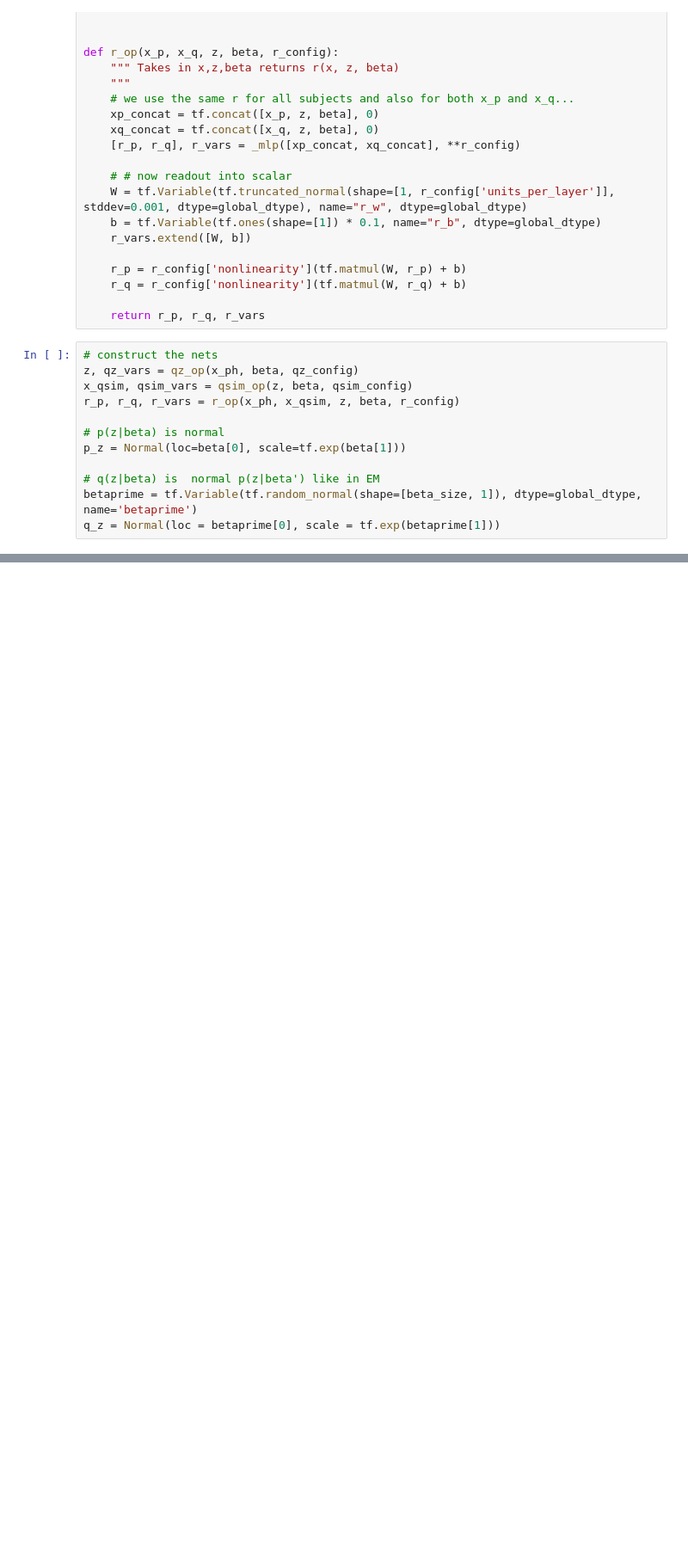
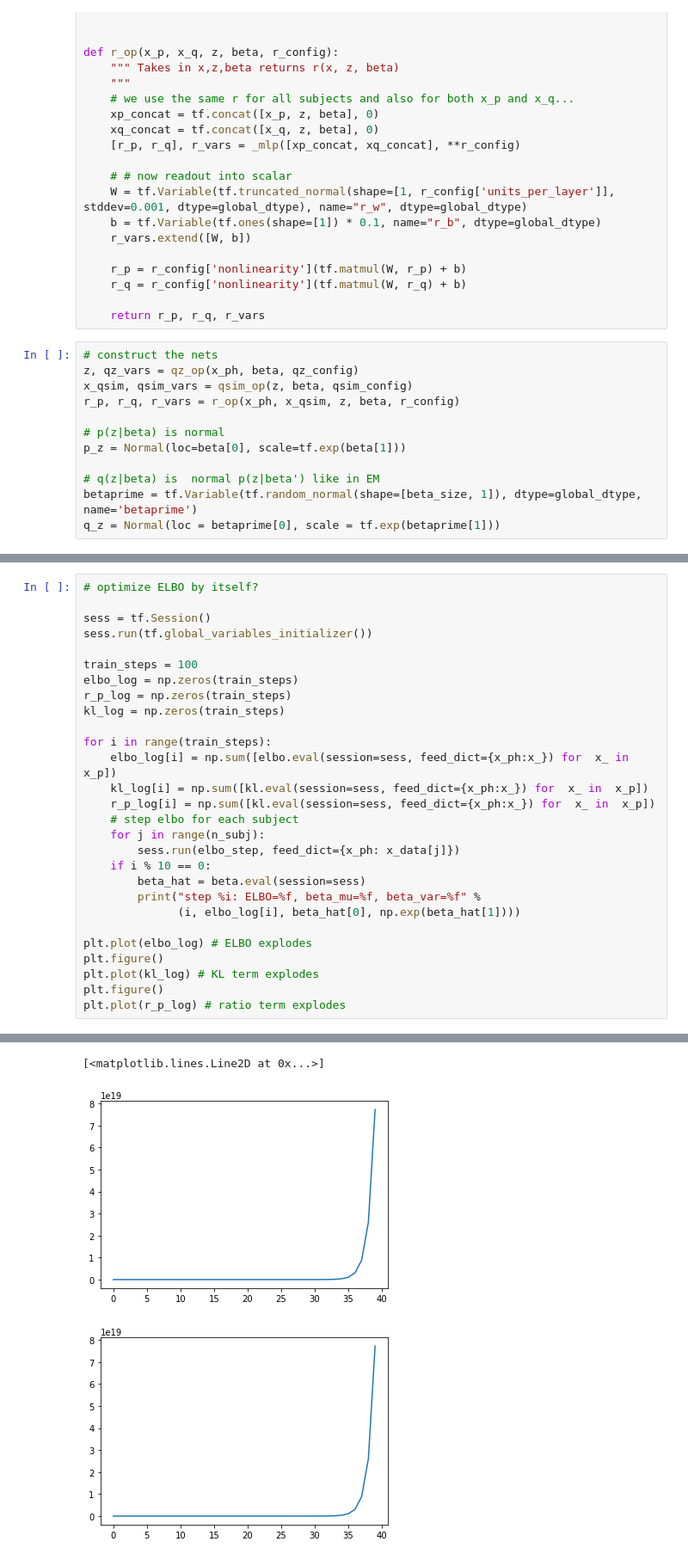
Before and after one commit to mshvartsman/vae-tf-bootcamp, a Jupyter notebook: LFVI_mshvartsman.ipynb, the cells around one changed output, grey strips where cells are left out. Shown at 86% size. Cells and saved outputs as stored; diff of their text form; blank space fills up the shorter version.

```diff
--- a/LFVI_mshvartsman.ipynb
+++ b/LFVI_mshvartsman.ipynb
@@ -238,0 +275,29 @@ elbo_step = opt.minimize(-elbo, var_list=[qsim_vars, qz_vars, beta, betaprime])
+# %%
+# optimize ELBO by itself?
+
+sess = tf.Session()
+sess.run(tf.global_variables_initializer())
+
+train_steps = 100
+elbo_log = np.zeros(train_steps)
+r_p_log = np.zeros(train_steps)
+kl_log = np.zeros(train_steps)
+
+for i in range(train_steps):
+    elbo_log[i] = np.sum([elbo.eval(session=sess, feed_dict={x_ph:x_}) for  x_ in  x_p])
+    kl_log[i] = np.sum([kl.eval(session=sess, feed_dict={x_ph:x_}) for  x_ in  x_p])
+    r_p_log[i] = np.sum([kl.eval(session=sess, feed_dict={x_ph:x_}) for  x_ in  x_p])
+    # step elbo for each subject
+    for j in range(n_subj):
+        sess.run(elbo_step, feed_dict={x_ph: x_data[j]})
+    if i % 10 == 0:
+        beta_hat = beta.eval(session=sess)
+        print("step %i: ELBO=%f, beta_mu=%f, beta_var=%f" %
+              (i, elbo_log[i], beta_hat[0], np.exp(beta_hat[1])))
+
+plt.plot(elbo_log) # ELBO explodes
+plt.figure()
+plt.plot(kl_log) # KL term explodes
+plt.figure()
+plt.plot(r_p_log) # ratio term explodes
+# %% [output]
@@ -238,0 +314,3 @@ elbo_step = opt.minimize(-elbo, var_list=[qsim_vars, qz_vars, beta, betaprime])
+[<matplotlib.lines.Line2D at 0x...>]
+[figure, added]
+[figure, added]
```
Also changed, not shown: parts of 8 cells of this notebook.
